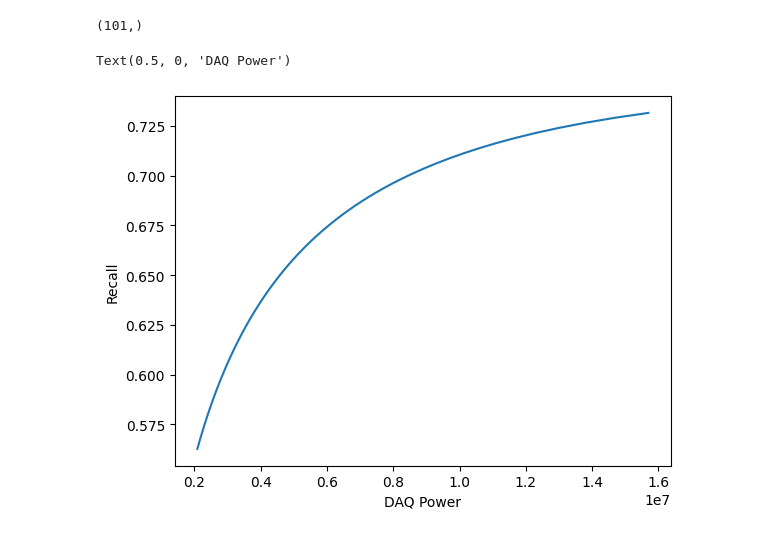
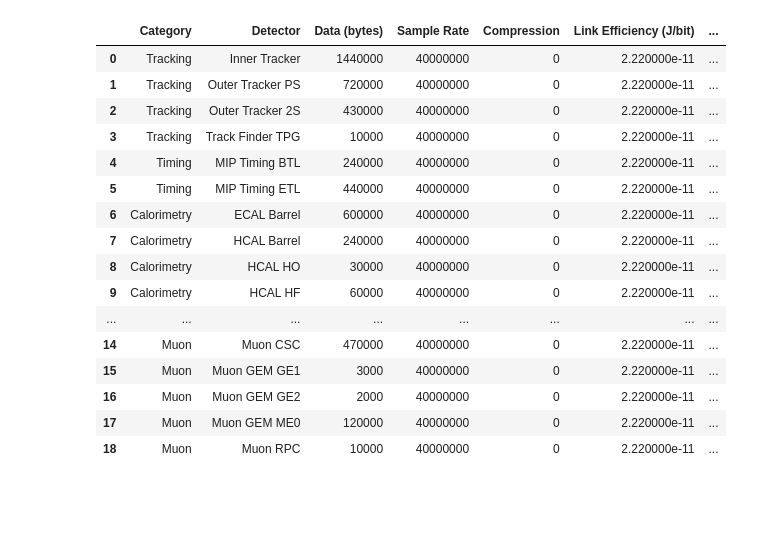
Before and after one commit to wilkieolin/system_flow, a Jupyter notebook: vary_hlt.ipynb, the cells around one changed output. Cells and saved outputs as stored; diff of their text form; code cells hidden in the pictures; blank space fills up the shorter version.

```diff
--- a/vary_hlt.ipynb
+++ b/vary_hlt.ipynb
@@ -208,13 +0,0 @@ res2 = np.stack([r[0][2] for r in res])
-# %%
-res2.shape
-# %% [output]
-(101,)
-# %%
-#plt.plot(res2[:,0], res2[:,1], label = "Precision")
-plt.plot(all_power, res2, label = "Recall")
-#plt.plot(res2[:,0], res2[:,3], label = "F1")
-plt.ylabel("Recall")
-plt.xlabel("DAQ Power")
-# %% [output]
-Text(0.5, 0, 'DAQ Power')
-[figure, removed]
@@ -220,0 +10,25 @@ Text(0.5, 0, 'DAQ Power')
+# %%
+# load data from the spreadsheet which defines the structure of the workflow,
+# as well as the parameters for data rates, efficiency, data reduction, and classifier performance
+# ...these are taken from predictions for the Run-5 CMS
+run5_system = dataframes_from_spreadsheet("cms_system_200.xlsx")
+# %%
+run5_system.detectors
+# %% [output]
+|  | Category | Detector | Data (bytes) | Sample Rate | Compression | Link Efficiency (J/bit) | ... |
+| 0 | Tracking | Inner Tracker | 1440000 | 40000000 | 0 | 2.220000e-11 | ... |
+| 1 | Tracking | Outer Tracker PS | 720000 | 40000000 | 0 | 2.220000e-11 | ... |
+| 2 | Tracking | Outer Tracker 2S | 430000 | 40000000 | 0 | 2.220000e-11 | ... |
+| 3 | Tracking | Track Finder TPG | 10000 | 40000000 | 0 | 2.220000e-11 | ... |
+| 4 | Timing | MIP Timing BTL | 240000 | 40000000 | 0 | 2.220000e-11 | ... |
+| 5 | Timing | MIP Timing ETL | 440000 | 40000000 | 0 | 2.220000e-11 | ... |
+| 6 | Calorimetry | ECAL Barrel | 600000 | 40000000 | 0 | 2.220000e-11 | ... |
+| 7 | Calorimetry | HCAL Barrel | 240000 | 40000000 | 0 | 2.220000e-11 | ... |
+| 8 | Calorimetry | HCAL HO | 30000 | 40000000 | 0 | 2.220000e-11 | ... |
+| 9 | Calorimetry | HCAL HF | 60000 | 40000000 | 0 | 2.220000e-11 | ... |
+| ... | ... | ... | ... | ... | ... | ... | ... |
+| 14 | Muon | Muon CSC | 470000 | 40000000 | 0 | 2.220000e-11 | ... |
+| 15 | Muon | Muon GEM GE1 | 3000 | 40000000 | 0 | 2.220000e-11 | ... |
+| 16 | Muon | Muon GEM GE2 | 2000 | 40000000 | 0 | 2.220000e-11 | ... |
+| 17 | Muon | Muon GEM ME0 | 120000 | 40000000 | 0 | 2.220000e-11 | ... |
+| 18 | Muon | Muon RPC | 10000 | 40000000 | 0 | 2.220000e-11 | ... |
```
Also changed, not shown: parts of 59 cells of this notebook, 1 other file.
